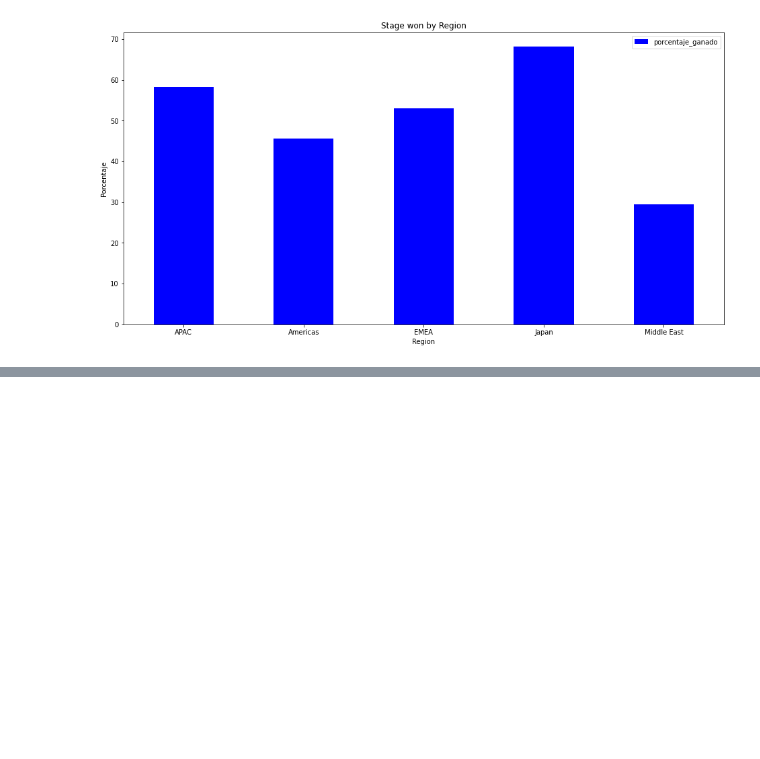
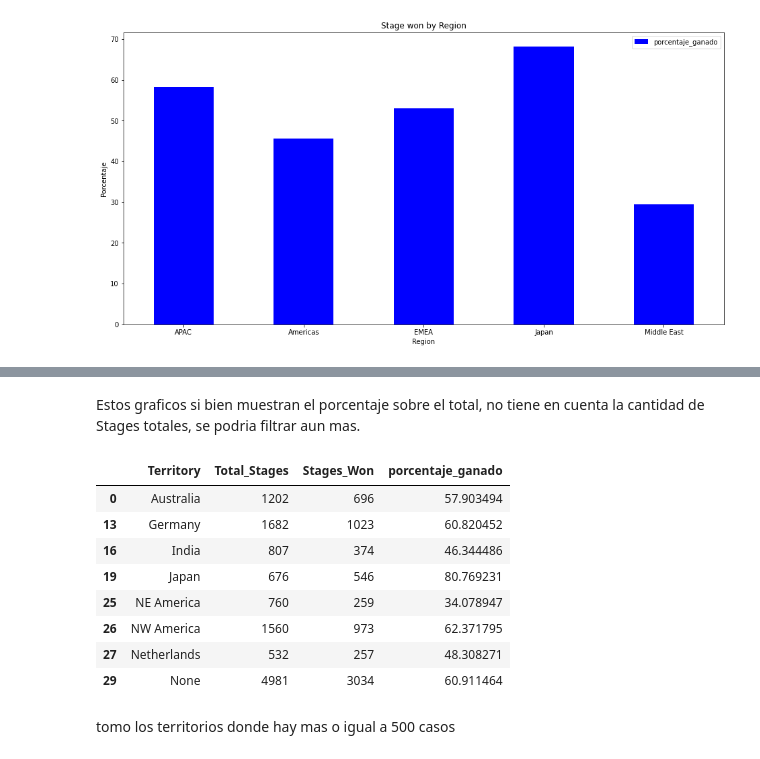
Before and after one commit to BautistaXifro/Datos, a Jupyter notebook: Analisis/Tp1.ipynb, the cells around one changed output, grey strips where cells are left out. Saved outputs shown, nothing was run; the diff lists cells and outputs as text; code cells hidden in the pictures; blank space fills up the shorter version.

```diff
--- a/Analisis/Tp1.ipynb
+++ b/Analisis/Tp1.ipynb
@@ -178,3 +232,6 @@ Casos_Region.sort_values('Stage',ascending = False)
 | 4 | Middle East | 170 |
 # %% [markdown]
 Las cantidad de Stages por Region
+# %%
+Casos_Territory = Territorios.groupby('Territory').agg({'Stage' :'count'}).reset_index()
+Casos_Territory.sort_values('Stage',ascending = False)
@@ -260,0 +434,17 @@ Text(0.5, 0, 'Region')
+# %% [markdown]
+Estos graficos si bien muestran el porcentaje sobre el total, no tiene en cuenta la cantidad de Stages totales, se podria filtrar aun mas.
+# %%
+Casos_Territory_500 = merge_territory[merge_territory['Total_Stages'] >= 500]
+Casos_Territory_500
+# %% [output]
+|  | Territory | Total_Stages | Stages_Won | porcentaje_ganado |
+| 0 | Australia | 1202 | 696 | 57.903494 |
+| 13 | Germany | 1682 | 1023 | 60.820452 |
+| 16 | India | 807 | 374 | 46.344486 |
+| 19 | Japan | 676 | 546 | 80.769231 |
+| 25 | NE America | 760 | 259 | 34.078947 |
+| 26 | NW America | 1560 | 973 | 62.371795 |
+| 27 | Netherlands | 532 | 257 | 48.308271 |
+| 29 | None | 4981 | 3034 | 60.911464 |
+# %% [markdown]
+tomo los territorios donde hay mas o igual a 500 casos
```
Also changed, not shown: parts of 25 cells of this notebook.
